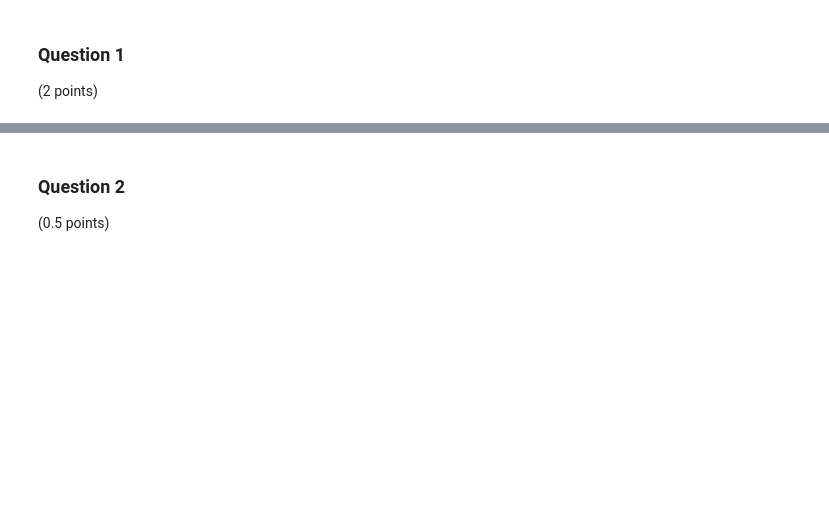
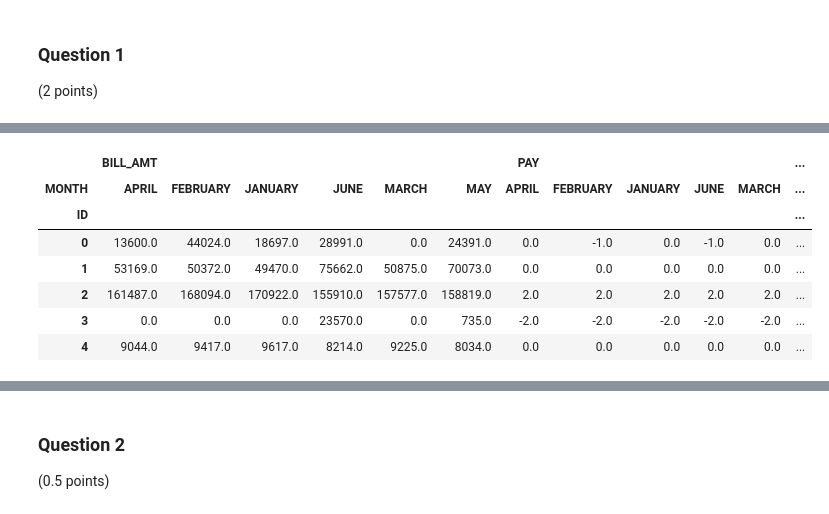
Before and after one commit to notvikke/master_2023, a Jupyter notebook: Python_in_Data_Analysis/Individual_Assignment/IndividualAssignment.ipynb, the cells around one changed output, grey strips where cells are left out. Saved outputs shown, nothing was run; the diff lists cells and outputs as text; code cells hidden in the pictures; blank space fills up the shorter version.

```diff
--- a/Python_in_Data_Analysis/Individual_Assignment/IndividualAssignment.ipynb
+++ b/Python_in_Data_Analysis/Individual_Assignment/IndividualAssignment.ipynb
@@ -43,0 +71,12 @@ Load all data and answer the following questions
+# %%
+tr_month = pd.pivot_table(tr_month,columns="MONTH", index=["ID"],aggfunc=np.sum)
+tr_month.head()
+# %% [output]
+|  | BILL_AMT |  |  |  |  |  | PAY |  |  |  |  | ... |
+| MONTH | APRIL | FEBRUARY | JANUARY | JUNE | MARCH | MAY | APRIL | FEBRUARY | JANUARY | JUNE | MARCH | ... |
+| ID |  |  |  |  |  |  |  |  |  |  |  | ... |
+| 0 | 13600.0 | 44024.0 | 18697.0 | 28991.0 | 0.0 | 24391.0 | 0.0 | -1.0 | 0.0 | -1.0 | 0.0 | ... |
+| 1 | 53169.0 | 50372.0 | 49470.0 | 75662.0 | 50875.0 | 70073.0 | 0.0 | 0.0 | 0.0 | 0.0 | 0.0 | ... |
+| 2 | 161487.0 | 168094.0 | 170922.0 | 155910.0 | 157577.0 | 158819.0 | 2.0 | 2.0 | 2.0 | 2.0 | 2.0 | ... |
+| 3 | 0.0 | 0.0 | 0.0 | 23570.0 | 0.0 | 735.0 | -2.0 | -2.0 | -2.0 | -2.0 | -2.0 | ... |
+| 4 | 9044.0 | 9417.0 | 9617.0 | 8214.0 | 9225.0 | 8034.0 | 0.0 | 0.0 | 0.0 | 0.0 | 0.0 | ... |
```
Also changed, not shown: parts of 13 cells of this notebook, 1 other file.
